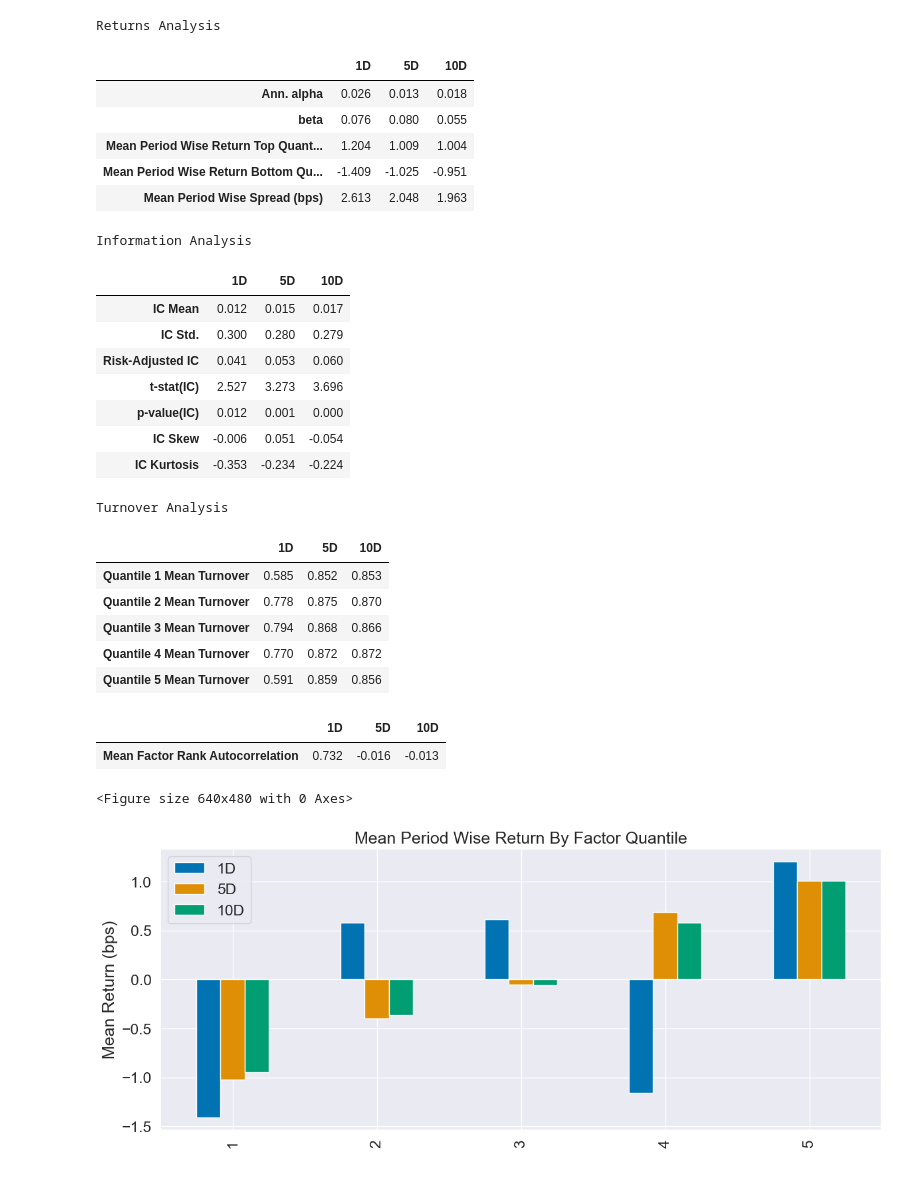
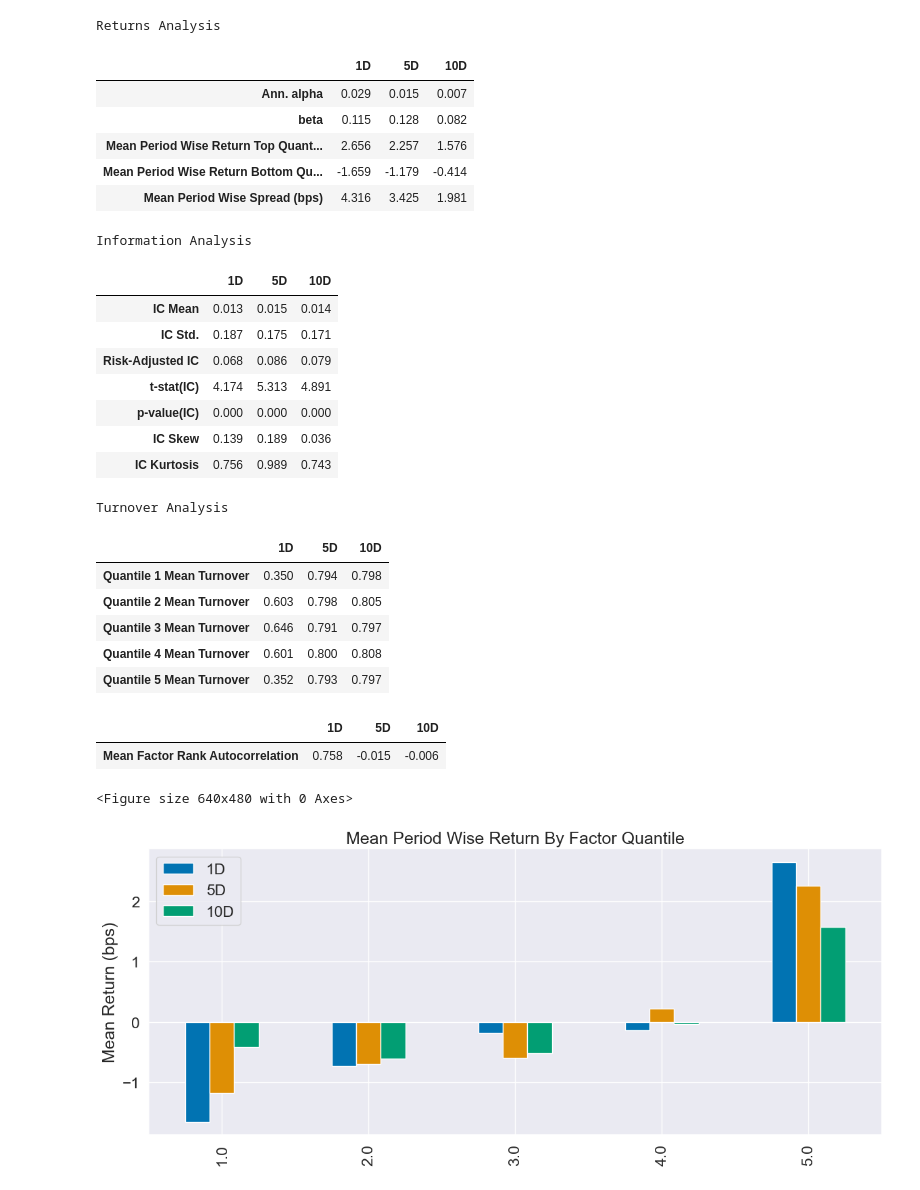
Before and after one commit to MarkYangjiayi/factor_investment, a Jupyter notebook: notebooks/alpha_research_mvp.ipynb, the cells around one changed output. Cells and saved outputs as stored; diff of their text form; code cells hidden in the pictures.

```diff
--- a/notebooks/alpha_research_mvp.ipynb
+++ b/notebooks/alpha_research_mvp.ipynb
@@ -104,5 +129,6 @@ Applied Quality Filter (F-Score >= 6).
 # %%
 # Cell 5: Alphalens Evaluation
+import traceback
 evaluator = FactorEvaluator()
 
 try:
@@ -114,6 +140,7 @@ try:
     evaluator.generate_summary_tear_sheet(clean_factor_data)
 
 except Exception as e:
+    traceback.print_exc()
     print(f"Error during evaluation: {e}")
 # %% [output]
 Dropped 0.3% entries from factor data: 0.3% in forward returns computation and 0.0% in binning phase (set max_loss=0 to see potentially suppressed Exceptions).
@@ -130,27 +157,27 @@ Quantiles Statistics
 Returns Analysis
 |  | 1D | 5D | 10D |
-| Ann. alpha | 0.026 | 0.013 | 0.018 |
-| beta | 0.076 | 0.080 | 0.055 |
-| Mean Period Wise Return Top Quant... | 1.204 | 1.009 | 1.004 |
-| Mean Period Wise Return Bottom Qu... | -1.409 | -1.025 | -0.951 |
-| Mean Period Wise Spread (bps) | 2.613 | 2.048 | 1.963 |
+| Ann. alpha | 0.029 | 0.015 | 0.007 |
+| beta | 0.115 | 0.128 | 0.082 |
+| Mean Period Wise Return Top Quant... | 2.656 | 2.257 | 1.576 |
+| Mean Period Wise Return Bottom Qu... | -1.659 | -1.179 | -0.414 |
+| Mean Period Wise Spread (bps) | 4.316 | 3.425 | 1.981 |
 Information Analysis
 |  | 1D | 5D | 10D |
-| IC Mean | 0.012 | 0.015 | 0.017 |
-| IC Std. | 0.300 | 0.280 | 0.279 |
-| Risk-Adjusted IC | 0.041 | 0.053 | 0.060 |
-| t-stat(IC) | 2.527 | 3.273 | 3.696 |
-| p-value(IC) | 0.012 | 0.001 | 0.000 |
-| IC Skew | -0.006 | 0.051 | -0.054 |
-| IC Kurtosis | -0.353 | -0.234 | -0.224 |
+| IC Mean | 0.013 | 0.015 | 0.014 |
+| IC Std. | 0.187 | 0.175 | 0.171 |
+| Risk-Adjusted IC | 0.068 | 0.086 | 0.079 |
+| t-stat(IC) | 4.174 | 5.313 | 4.891 |
+| p-value(IC) | 0.000 | 0.000 | 0.000 |
+| IC Skew | 0.139 | 0.189 | 0.036 |
+| IC Kurtosis | 0.756 | 0.989 | 0.743 |
 Turnover Analysis
 |  | 1D | 5D | 10D |
-| Quantile 1 Mean Turnover | 0.585 | 0.852 | 0.853 |
-| Quantile 2 Mean Turnover | 0.778 | 0.875 | 0.870 |
-| Quantile 3 Mean Turnover | 0.794 | 0.868 | 0.866 |
-| Quantile 4 Mean Turnover | 0.770 | 0.872 | 0.872 |
-| Quantile 5 Mean Turnover | 0.591 | 0.859 | 0.856 |
+| Quantile 1 Mean Turnover | 0.350 | 0.794 | 0.798 |
+| Quantile 2 Mean Turnover | 0.603 | 0.798 | 0.805 |
+| Quantile 3 Mean Turnover | 0.646 | 0.791 | 0.797 |
+| Quantile 4 Mean Turnover | 0.601 | 0.800 | 0.808 |
+| Quantile 5 Mean Turnover | 0.352 | 0.793 | 0.797 |
 |  | 1D | 5D | 10D |
-| Mean Factor Rank Autocorrelation | 0.732 | -0.016 | -0.013 |
+| Mean Factor Rank Autocorrelation | 0.758 | -0.015 | -0.006 |
 <Figure size 640x480 with 0 Axes>
-[figure, old version]
+[figure, new version]
```
Also changed, not shown: parts of 10 cells of this notebook, 5 other files.
